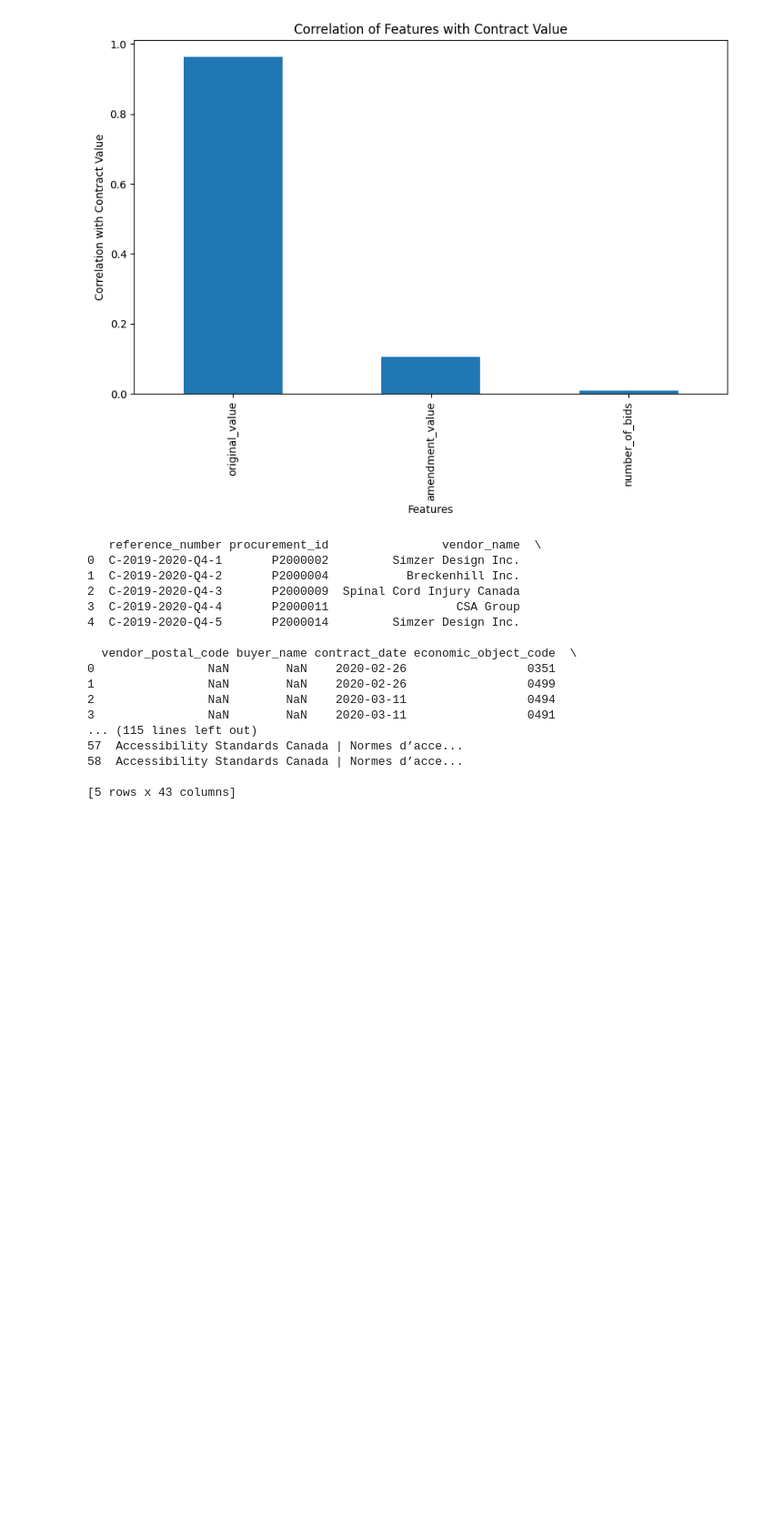
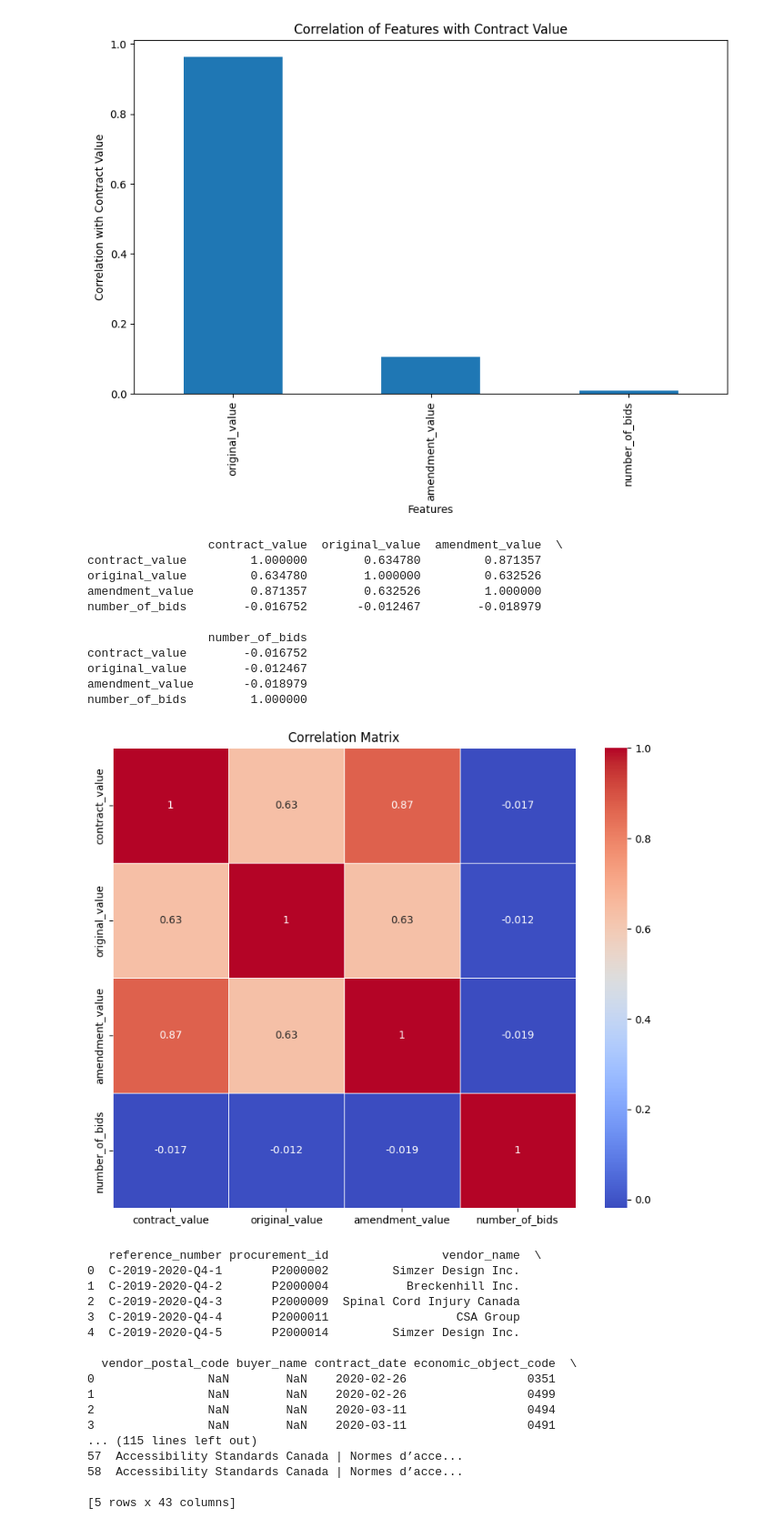
Before and after one commit to amidhruvi/CIN820, a Jupyter notebook: CIND820.ipynb, the cells around one changed output. Shown at 91% size. Drawn from its saved outputs; the diff is of its cells as text; code cells hidden in the pictures; blank space fills up the shorter version.

```diff
--- a/CIND820.ipynb
+++ b/CIND820.ipynb
@@ -508,6 +508,46 @@ original_value         0.029857
 amendment_value       -0.187592
 number_of_bids         1.000000
 [figure]
+# %%
+import pandas as pd
+import seaborn as sns
+import matplotlib.pyplot as plt
+
+# Load the dataset
+file_path = '/content/contracts.csv'
+data = pd.read_csv(file_path, low_memory=False)
+
+# Select only the numeric columns for correlation analysis
+numeric_columns = ['contract_value', 'original_value', 'amendment_value', 'number_of_bids']
+numeric_data = data[numeric_columns].apply(pd.to_numeric, errors='coerce')  # Convert to numeric, set errors to NaN
+
+# Drop rows with NaN values in numeric columns
+numeric_data.dropna(inplace=True)
+
+# Calculate the Pearson correlation matrix
+correlation_matrix = numeric_data.corr(method='pearson')
+
+# Display the correlation matrix
+print(correlation_matrix)
+
+# Plotting the correlation matrix as a heatmap
+plt.figure(figsize=(10, 8))
+sns.heatmap(correlation_matrix, annot=True, cmap='coolwarm', linewidths=0.5)
+plt.title('Correlation Matrix')
+plt.show()
+# %% [output]
+                 contract_value  original_value  amendment_value  \
+contract_value         1.000000        0.634780         0.871357
+original_value         0.634780        1.000000         0.632526
+amendment_value        0.871357        0.632526         1.000000
+number_of_bids        -0.016752       -0.012467        -0.018979
+
+                 number_of_bids
+contract_value        -0.016752
+original_value        -0.012467
+amendment_value       -0.018979
+number_of_bids         1.000000
+[figure, added]
 # %%
 #data cleaning
 import pandas as pd
```
